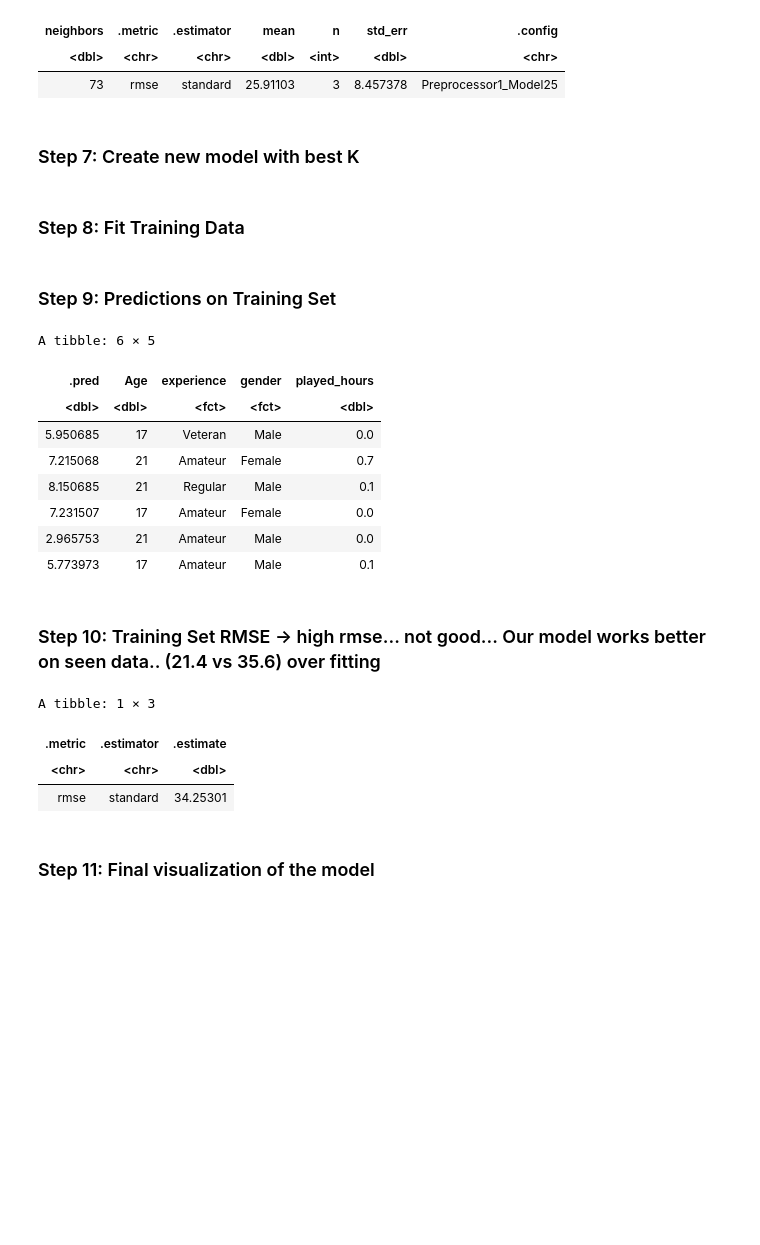
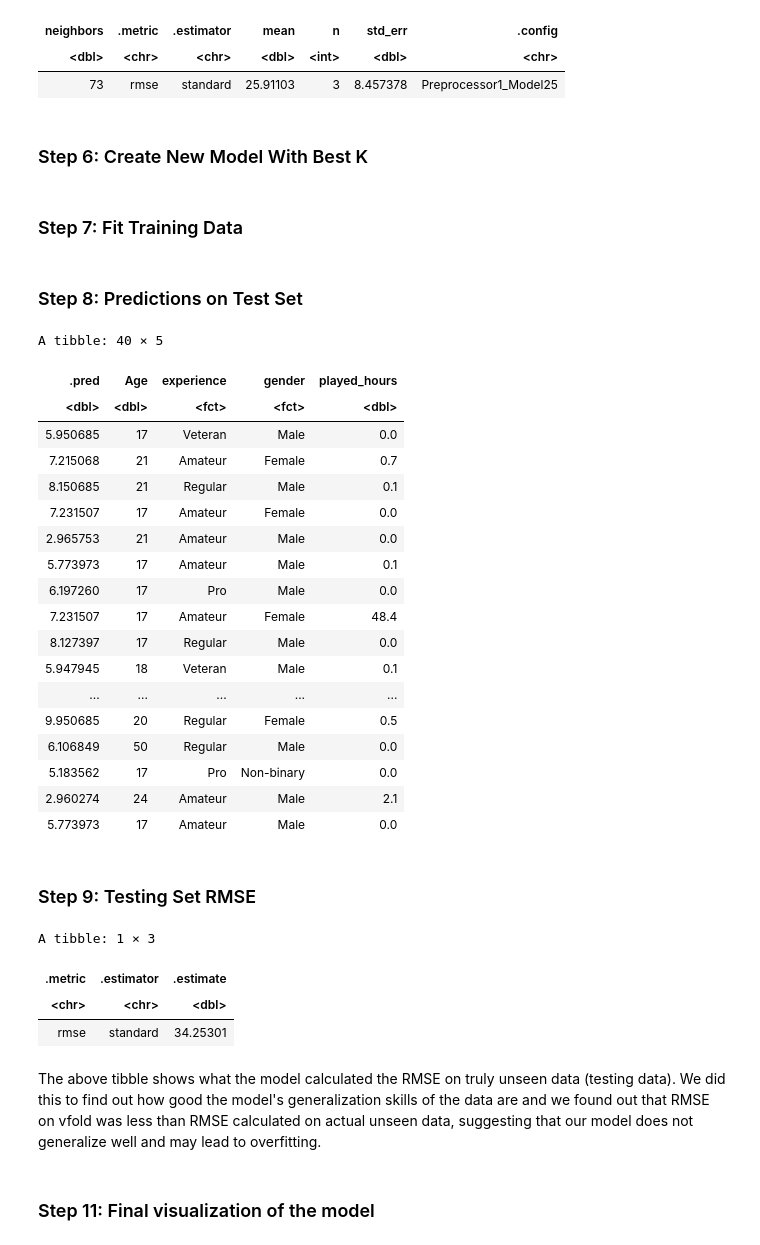
Before and after one commit to johnnyleeom/DSCI100-Project, a Jupyter notebook: Intro.ipynb, the cells around one changed output. Cells and saved outputs as stored; diff of their text form; code cells hidden in the pictures; blank space fills up the shorter version.

```diff
--- a/Intro.ipynb
+++ b/Intro.ipynb
@@ -33,4 +10,0 @@ library(ggplot2)
-# %%
-players <- read_csv("players.csv")
-head(players)
-tail(players)
@@ -200,6 +151,0 @@ Warning message:
-# %%
-players <- players |>
-    select(Age, experience, gender, played_hours) |>
-    mutate(experience = as.factor(experience)) |>
-    mutate(gender = as.factor(gender))
-players
@@ -361,7 +302,7 @@ A tibble: 1 × 7
 | <dbl> | <chr> | <chr> | <dbl> | <int> | <dbl> | <chr> |
 | 73 | rmse | standard | 25.91103 | 3 | 8.457378 | Preprocessor1_Model25 |
 # %% [markdown]
-### Step 7:  Create new model with best K
+### Step 6:  Create New Model With Best K
 # %%
 playersNewSpec <- nearest_neighbor(weight_func = "rectangular", neighbors = players_k) |>
     set_mode("regression") |>
@@ -371,28 +312,38 @@ playersNewFit <- workflow() |>
     add_recipe(playersRecipe) |>
     add_model(playersNewSpec)
 # %% [markdown]
-### Step 8: Fit Training Data
+### Step 7: Fit Training Data
 # %%
 trainingFit <- playersNewFit |>
     fit(data = trainData)
 # %% [markdown]
-### Step 9: Predictions on Training Set
+### Step 8: Predictions on Test Set
 # %%
 playersPrediction <- predict(trainingFit, testData) |>
     bind_cols(testData)
-head(playersPrediction)
+playersPrediction
 # %% [output]
-A tibble: 6 × 5
+A tibble: 40 × 5
 | .pred | Age | experience | gender | played_hours |
 | <dbl> | <dbl> | <fct> | <fct> | <dbl> |
 | 5.950685 | 17 | Veteran | Male | 0.0 |
 | 7.215068 | 21 | Amateur | Female | 0.7 |
 | 8.150685 | 21 | Regular | Male | 0.1 |
 | 7.231507 | 17 | Amateur | Female | 0.0 |
 | 2.965753 | 21 | Amateur | Male | 0.0 |
 | 5.773973 | 17 | Amateur | Male | 0.1 |
+| 6.197260 | 17 | Pro | Male | 0.0 |
+| 7.231507 | 17 | Amateur | Female | 48.4 |
+| 8.127397 | 17 | Regular | Male | 0.0 |
+| 5.947945 | 18 | Veteran | Male | 0.1 |
+| ... | ... | ... | ... | ... |
+| 9.950685 | 20 | Regular | Female | 0.5 |
+| 6.106849 | 50 | Regular | Male | 0.0 |
+| 5.183562 | 17 | Pro | Non-binary | 0.0 |
+| 2.960274 | 24 | Amateur | Male | 2.1 |
+| 5.773973 | 17 | Amateur | Male | 0.0 |
 # %% [markdown]
-### Step 10: Training Set RMSE    -> high rmse... not good... Our model works better on seen data.. (21.4 vs 35.6) over fitting
+### Step 9: Testing Set RMSE
 # %%
 knn_mult_mets <- metrics(playersPrediction, truth = played_hours, estimate = .pred) |>
     filter(.metric == "rmse")
@@ -402,6 +353,8 @@ A tibble: 1 × 3
 | .metric | .estimator | .estimate |
 | <chr> | <chr> | <dbl> |
 | rmse | standard | 34.25301 |
+# %% [markdown]
+The above tibble shows what the model calculated the RMSE on truly unseen data (testing data). We did this to find out how good the model's generalization skills of the data are and we found out that RMSE on vfold was less than RMSE calculated on actual unseen data, suggesting that our model does not generalize well and may lead to overfitting.
 # %% [markdown]
 ### Step 11: Final visualization of the model
 # %%
```
Also changed, not shown: parts of 28 cells of this notebook.
